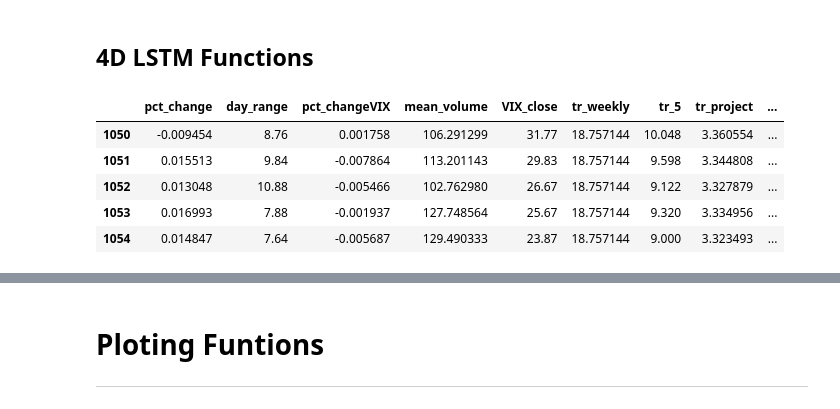
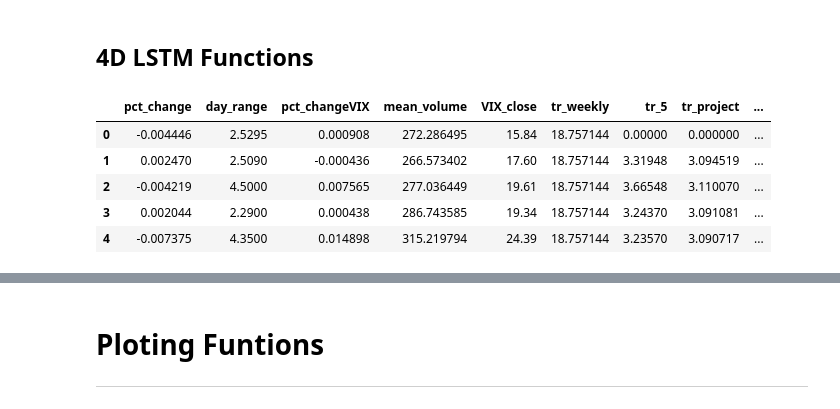
Before and after one commit to laramiedunlap/Project2, a Jupyter notebook: ying.ipynb, the cells around one changed output, grey strips where cells are left out. Saved outputs shown, nothing was run; the diff lists cells and outputs as text; code cells hidden in the pictures.

```diff
--- a/ying.ipynb
+++ b/ying.ipynb
@@ -305,13 +305,13 @@ Epoch 10/10
 # %%
 clean_df = pd.read_csv('clean_data/basic_spy_vix.csv')
 clean_df = clean_df.drop(columns='Unnamed: 0')
-clean_df.tail()
+clean_df.head()
 # %% [output]
 |  | pct_change | day_range | pct_changeVIX | mean_volume | VIX_close | tr_weekly | tr_5 | tr_project | ... |
-| 1050 | -0.009454 | 8.76 | 0.001758 | 106.291299 | 31.77 | 18.757144 | 10.048 | 3.360554 | ... |
-| 1051 | 0.015513 | 9.84 | -0.007864 | 113.201143 | 29.83 | 18.757144 | 9.598 | 3.344808 | ... |
-| 1052 | 0.013048 | 10.88 | -0.005466 | 102.762980 | 26.67 | 18.757144 | 9.122 | 3.327879 | ... |
-| 1053 | 0.016993 | 7.88 | -0.001937 | 127.748564 | 25.67 | 18.757144 | 9.320 | 3.334956 | ... |
-| 1054 | 0.014847 | 7.64 | -0.005687 | 129.490333 | 23.87 | 18.757144 | 9.000 | 3.323493 | ... |
+| 0 | -0.004446 | 2.5295 | 0.000908 | 272.286495 | 15.84 | 18.757144 | 0.00000 | 0.000000 | ... |
+| 1 | 0.002470 | 2.5090 | -0.000436 | 266.573402 | 17.60 | 18.757144 | 3.31948 | 3.094519 | ... |
+| 2 | -0.004219 | 4.5000 | 0.007565 | 277.036449 | 19.61 | 18.757144 | 3.66548 | 3.110070 | ... |
+| 3 | 0.002044 | 2.2900 | 0.000438 | 286.743585 | 19.34 | 18.757144 | 3.24370 | 3.091081 | ... |
+| 4 | -0.007375 | 4.3500 | 0.014898 | 315.219794 | 24.39 | 18.757144 | 3.23570 | 3.090717 | ... |
 # %%
 df=clean_df
```
Also changed, not shown: parts of 18 cells of this notebook, 1 other file.
